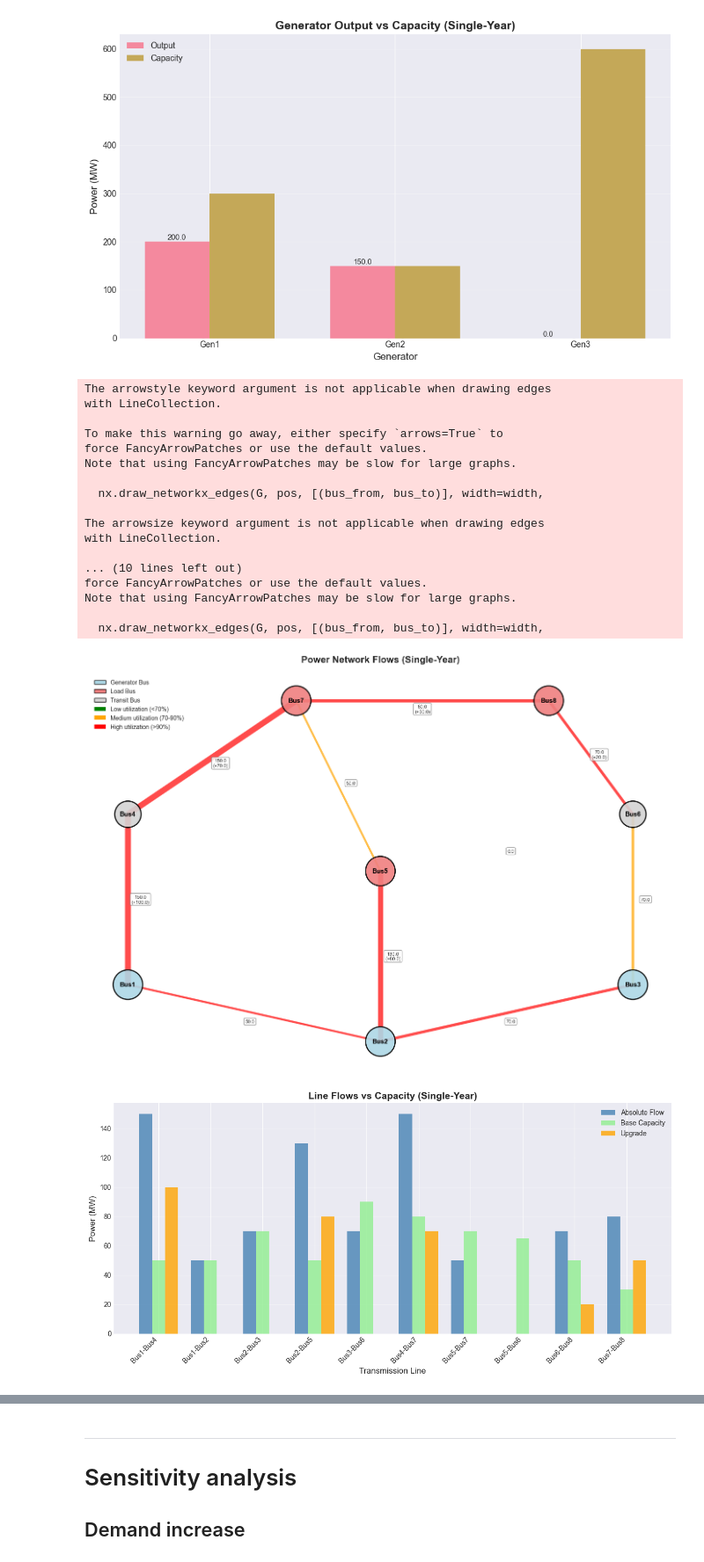
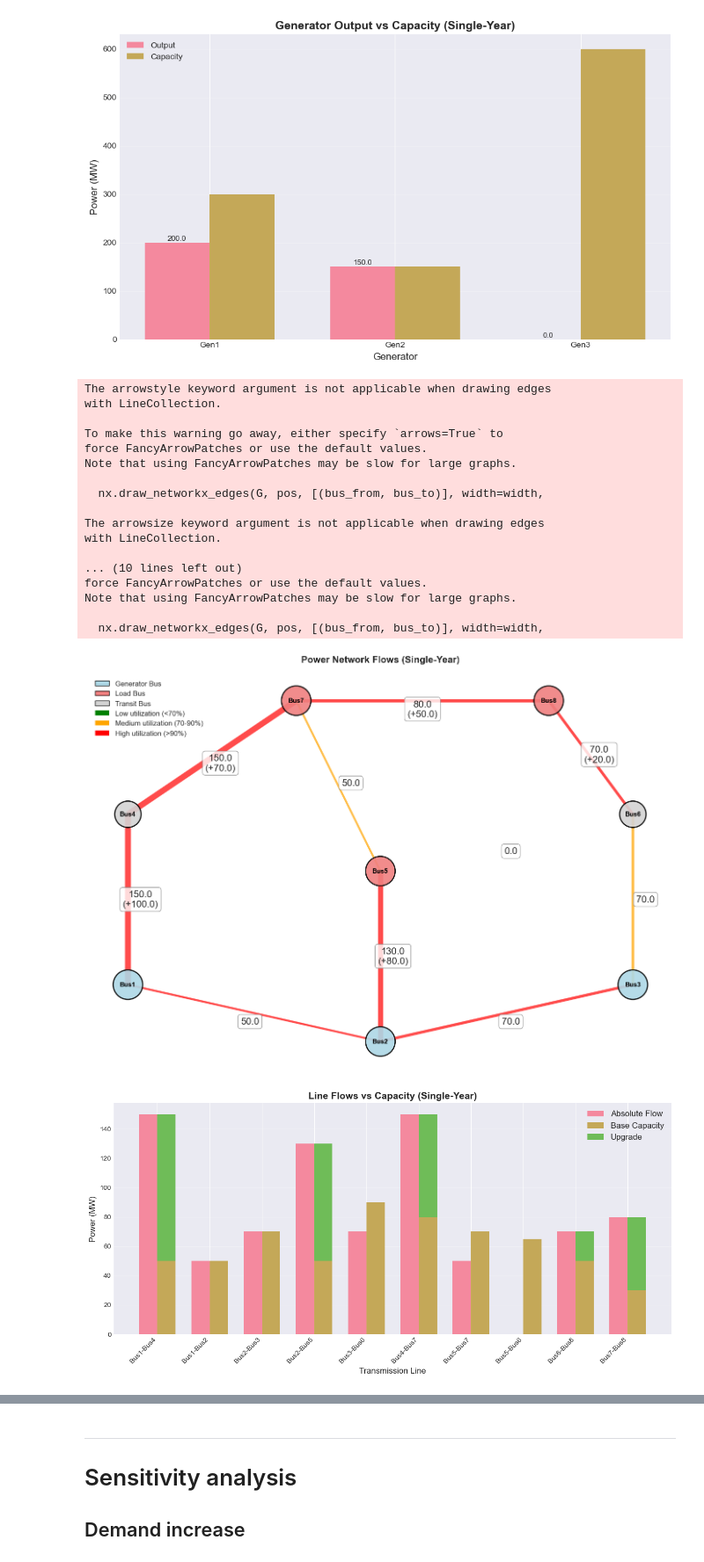
Before and after one commit to s204737/Assignment2_Group40, a Jupyter notebook: Singleyear_deterministic_model.ipynb, the cells around one changed output, grey strips where cells are left out. Shown: that part at 88% size. Saved outputs shown, nothing was run; the diff lists cells and outputs as text; code cells hidden in the pictures.

Commit message:
Update to graphs

```diff
--- a/Singleyear_deterministic_model.ipynb
+++ b/Singleyear_deterministic_model.ipynb
@@ -324,7 +324,7 @@ for (bus_from, bus_to), var in line_vars.items():
         label_text += f'\n(+{upgrade:.1f})'
 
     ax.text(mid_x + offset_x, mid_y + offset_y, label_text,
-            fontsize=8, ha='center', va='center',
+            fontsize=16, ha='center', va='center',
             bbox=dict(boxstyle='round,pad=0.3', facecolor='white', alpha=0.8, edgecolor='gray'))
 
 ax.set_title('Power Network Flows (Single-Year)', fontsize=16, fontweight='bold', pad=20)
@@ -340,7 +340,7 @@ legend_elements = [
     Patch(facecolor='orange', label='Medium utilization (70-90%)'),
     Patch(facecolor='red', label='High utilization (>90%)')
 ]
-ax.legend(handles=legend_elements, loc='upper left', fontsize=10)
+ax.legend(handles=legend_elements, loc='upper left', fontsize=12)
 
 plt.tight_layout()
 plt.show()
@@ -362,36 +362,37 @@ force FancyArrowPatches or use the default values.
 Note that using FancyArrowPatches may be slow for large graphs.
 
   nx.draw_networkx_edges(G, pos, [(bus_from, bus_to)], width=width,
-[figure, old version]
+[figure, new version]
 # %%
 # 3. Line Flows vs Capacity (with Upgrades)
 fig, ax = plt.subplots(figsize=(12, 6))
+palette = sns.set_palette("husl")
 
 line_names = [f"{bf}-{bt}" for (bf, bt) in lines.keys()]
 flows = [abs(line_vars[(bf, bt)].x) for (bf, bt) in lines.keys()]
 base_caps = [lines[(bf, bt)]['capacity'] for (bf, bt) in lines.keys()]
 upgrades = [line_upgrade_vars[(bf, bt)].x for (bf, bt) in lines.keys()]
 total_caps = [base_caps[i] + upgrades[i] for i in range(len(base_caps))]
 
 x = np.arange(len(line_names))
-width = 0.25
+width = 0.35
 
-bars1 = ax.bar(x - width, flows, width, label='Absolute Flow', alpha=0.8, color='steelblue')
-bars2 = ax.bar(x, base_caps, width, label='Base Capacity', alpha=0.8, color='lightgreen')
-bars3 = ax.bar(x + width, upgrades, width, label='Upgrade', alpha=0.8, color='orange')
+bars1 = ax.bar(x - width/2, flows, width, label='Absolute Flow', alpha=0.8)
+bars2 = ax.bar(x + width/2, base_caps, width, label='Base Capacity', alpha=0.8)
+bars3 = ax.bar(x + width/2, upgrades, width, bottom=base_caps, label='Upgrade', alpha=0.8)
 
 ax.set_xlabel('Transmission Line', fontsize=12)
 ax.set_ylabel('Power (MW)', fontsize=12)
 ax.set_title('Line Flows vs Capacity (Single-Year)', fontsize=14, fontweight='bold')
 ax.set_xticks(x)
 ax.set_xticklabels(line_names, rotation=45, ha='right')
-ax.legend()
+ax.legend(fontsize=12)
 ax.grid(axis='y', alpha=0.3)
 
 plt.tight_layout()
 plt.show()
 # %% [output]
-[figure, old version]
+[figure, new version]
 # %%
 # 4. Cost Breakdown Pie Chart
 import seaborn as sns
```
Also changed, not shown: parts of 1 cell of this notebook, 3 other files.
